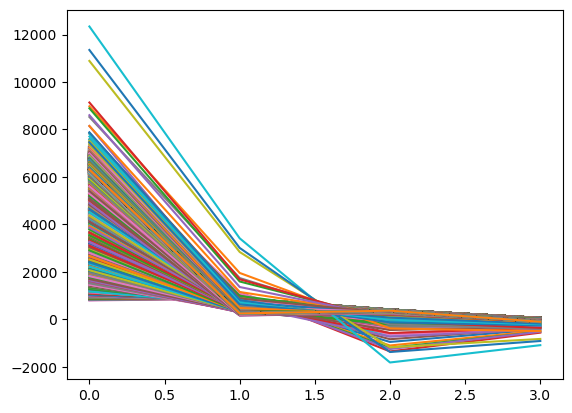
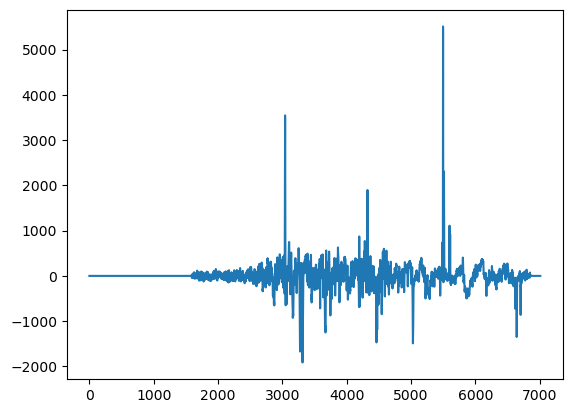
The change to this notebook cell's code, shown as a diff; its figure went from the first image to the second:
--- before
+++ after
@@ -1,2 +1,2 @@
-plt.plot(spec)
+plt.plot(data_lines)
 plt.show()

Commit: plots of spectra